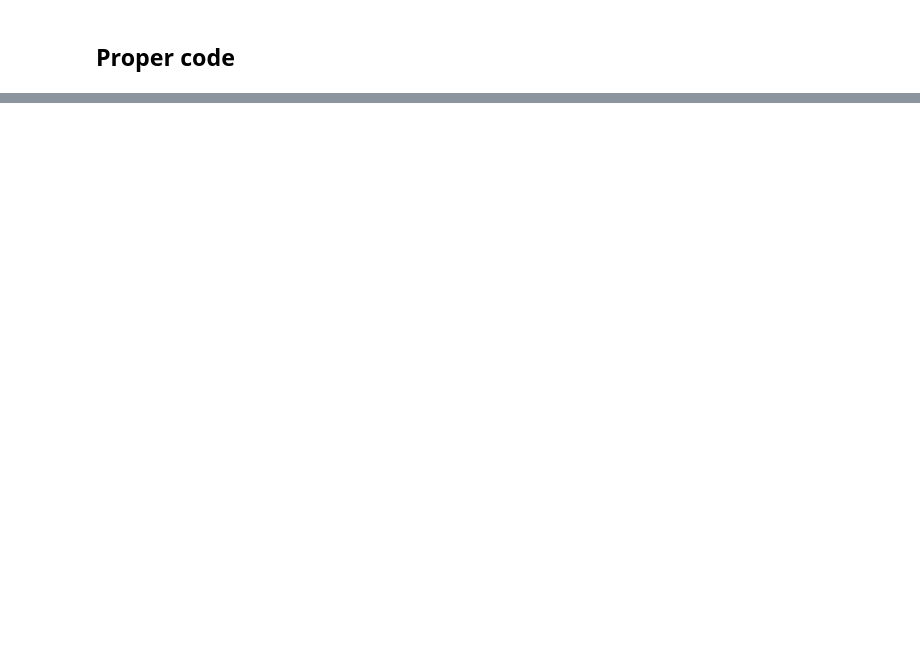
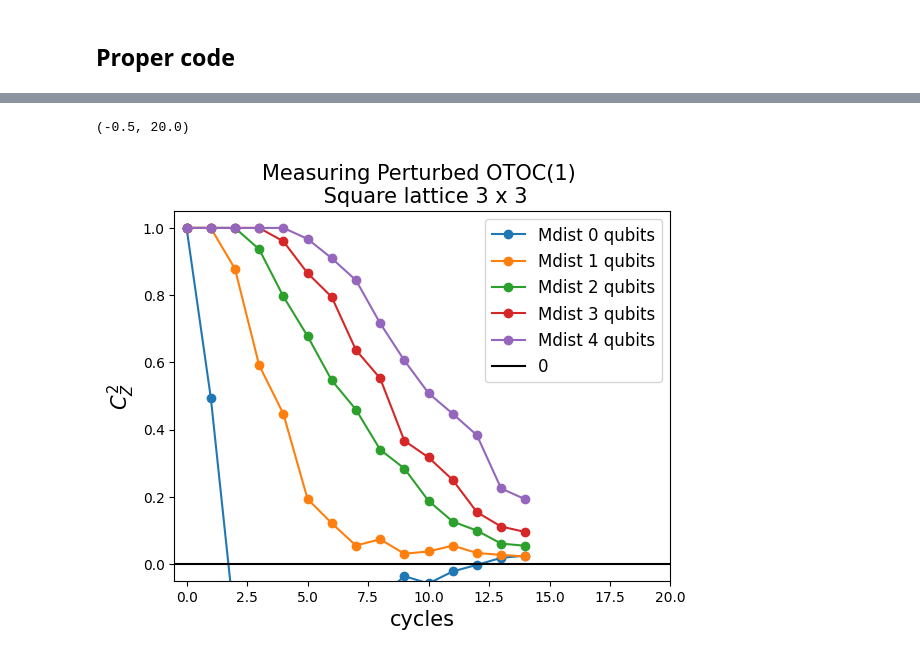
Before and after one commit to edsonsignor/cirq-otoc-prep, a Jupyter notebook: notebooks/05_otoc_toy.ipynb, the cells around one changed output, grey strips where cells are left out. Cells and saved outputs as stored; diff of their text form; code cells hidden in the pictures; blank space fills up the shorter version.

```diff
--- a/notebooks/05_otoc_toy.ipynb
+++ b/notebooks/05_otoc_toy.ipynb
@@ -443,0 +596,46 @@ plt.ylim(0.4, 1.05)
+# %%
+for key,values in classification.items():
+    # Every qubit with the same Mdist
+    count_avg_sameMdist_unp_qs = np.zeros((depths,len(values)))
+    count_avg_sameMdist_p_qs = np.zeros((depths,len(values)))
+    for idx,pert_q in enumerate(values):
+        pert = q_idx_list(pert_q.row, pert_q.col)
+        count_avg_un_p, count_avg_p = np.zeros(depths), np.zeros(depths)
+        #Every layer for the same pert qubit
+        for layer in range(depths):
+            count_un_p, count_p = 0., 0.
+            #Rand instances for statistics
+            for seed in range(rnd_instances):
+                #count_un_p += np.mean(noiseless_echo_circuit(qubits, layer, probe, seed), axis = 0)[0]
+                z_p = (1 - 2*np.mean(noiseless_otoc_circuit(qubits, layer, probe, pert, 1, k, seed)))
+                count_p += (+1)*z_p/2
+                z_m = (1 - 2*np.mean(noiseless_otoc_circuit(qubits, layer, probe, pert, -1, k, seed)))
+                count_p += (-1)*z_m/2
+
+            #count_un_p /= rnd_instances
+            count_p /= rnd_instances
+            #count_avg_sameMdist_unp_qs[layer,idx] = count_un_p
+            count_avg_sameMdist_p_qs[layer,idx] = count_p
+
+    #count_avg_un_p_s[key] = np.sum(count_avg_sameMdist_unp_qs, axis=1)/len(values)
+    count_avg_p_s[key] = np.sum(count_avg_sameMdist_p_qs, axis=1)/len(values)
+# %%
+fontsize_plot = 15
+for key,values in classification.items():
+    #if key ==0:
+        #plt.plot(range(depths), count_avg_un_p_s[key], "-*", color="black", label="Unperturbed")
+    #else:
+        #plt.plot(range(depths), count_avg_un_p_s[key], "-*", color="black")
+    plt.plot(range(depths), count_avg_p_s[key], "-o", label=f"Mdist {key} qubits")
+
+plt.axhline(0, label= "0", color = "black")
+#plt.axhline(1/2, linestyle = "--",label= "Quantum", color = "black")
+plt.title(f"Measuring Perturbed OTOC({k}) \n Square lattice {side} x {side}", fontsize= fontsize_plot)
+plt.xlabel("cycles", fontsize= fontsize_plot)
+plt.ylabel(rf"$C^{(2*k)}_Z$", fontsize= fontsize_plot)
+plt.legend(fontsize =fontsize_plot-3, loc="upper right", ncol=1)
+plt.ylim(-0.05, 1.05)
+plt.xlim(-0.5, 20)
+# %% [output]
+(-0.5, 20.0)
+[figure, added]
```
Also changed, not shown: parts of 19 cells of this notebook, 4 other files.
